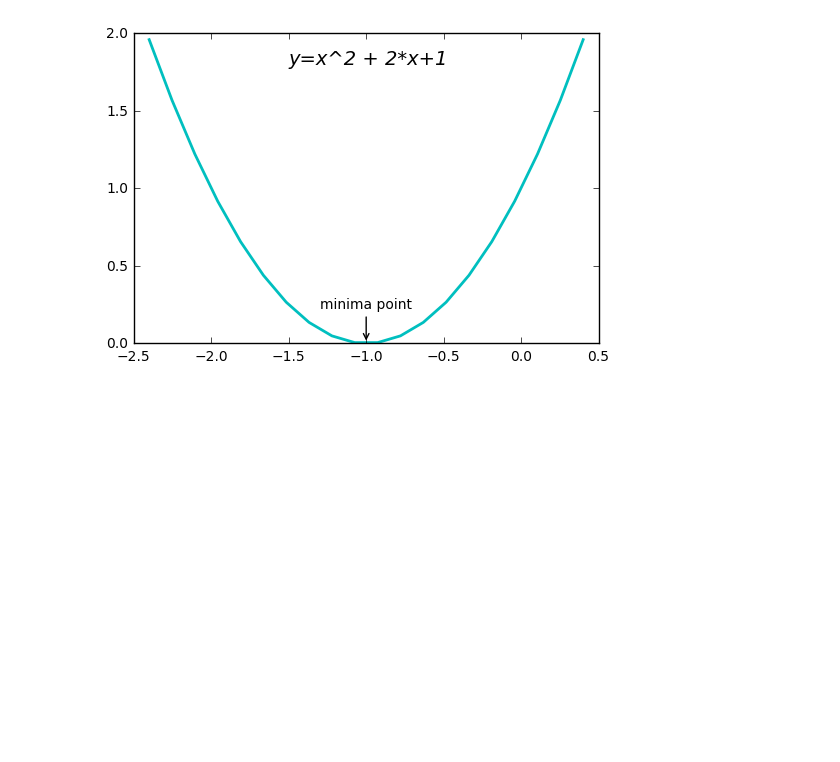
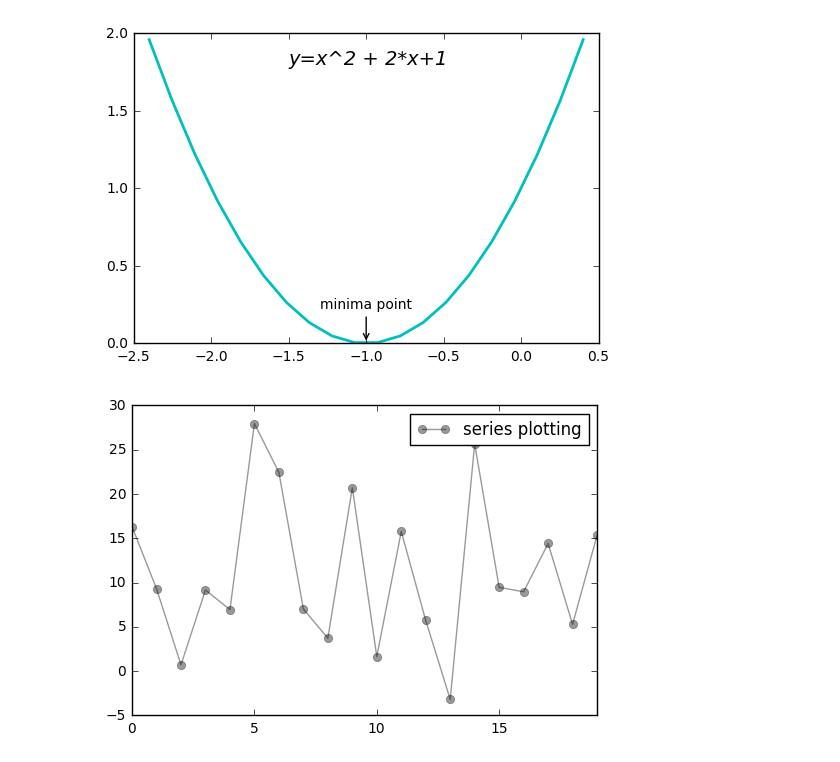
Before and after one commit to bora-pajo/Visualization, a Jupyter notebook: data_vis_01.ipynb, the cells around one changed output. Cells and saved outputs as stored; diff of their text form; code cells hidden in the pictures; blank space fills up the shorter version.

```diff
--- a/data_vis_01.ipynb
+++ b/data_vis_01.ipynb
@@ -191,3 +191,10 @@ plt.annotate('minima point', xy=(-1,0), xytext=(-1, 0.3), horizontalalignment =
 plt.show()
 # %% [output]
 [figure]
+# %%
+s = pd.Series(np.random.normal(10,8,20))
+s.plot(style ='ko-', alpha=0.4, label = 'series plotting')
+plt.legend()
+plt.show()
+# %% [output]
+[figure, added]
```
Also changed, not shown: parts of 1 cell of this notebook.
